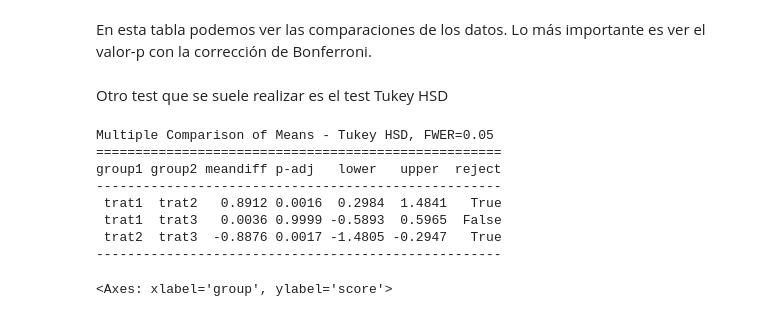
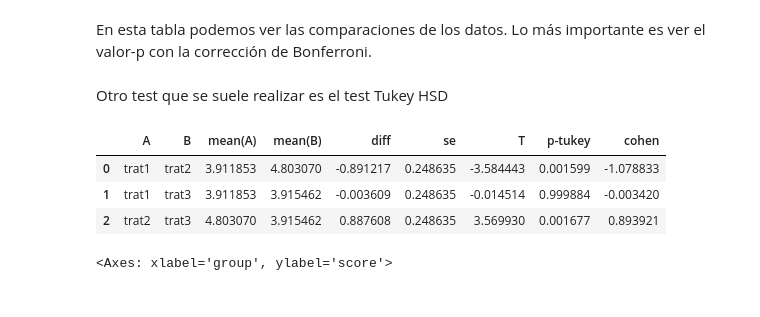
Before and after one commit to aarlandw/IIQ3402-Statistical-Design-Optimization-Multivariate-Analysis, a Jupyter notebook: Ayudantias/preAyudantia5_ANOVA.ipynb, the cells around one changed output. Cells and saved outputs as stored; diff of their text form; code cells hidden in the pictures.

```diff
--- a/Ayudantias/preAyudantia5_ANOVA.ipynb
+++ b/Ayudantias/preAyudantia5_ANOVA.ipynb
@@ -234,19 +247,16 @@ tt_test.result_frame
 En esta tabla podemos ver las comparaciones de los datos. Lo más importante es ver el valor-p con la corrección de Bonferroni.
 # %% [markdown]
 Otro test que se suele realizar es el test Tukey HSD
-# %%
-import statsmodels.api as sm
-res = sm.stats.multicomp.pairwise_tukeyhsd(factores['score'], factores['group'])
-print(res.summary())
-# %% [output]
-Multiple Comparison of Means - Tukey HSD, FWER=0.05
-====================================================
-group1 group2 meandiff p-adj   lower   upper  reject
-----------------------------------------------------
- trat1  trat2   0.8912 0.0016  0.2984  1.4841   True
- trat1  trat3   0.0036 0.9999 -0.5893  0.5965  False
- trat2  trat3  -0.8876 0.0017 -1.4805 -0.2947   True
-----------------------------------------------------
+# %%
+pg.pairwise_tukey(dv = 'score',
+                    between = 'group',
+                    data = df,
+                    effsize = 'cohen')
+# %% [output]
+|  | A | B | mean(A) | mean(B) | diff | se | T | p-tukey | cohen |
+| 0 | trat1 | trat2 | 3.911853 | 4.803070 | -0.891217 | 0.248635 | -3.584443 | 0.001599 | -1.078833 |
+| 1 | trat1 | trat3 | 3.911853 | 3.915462 | -0.003609 | 0.248635 | -0.014514 | 0.999884 | -0.003420 |
+| 2 | trat2 | trat3 | 4.803070 | 3.915462 | 0.887608 | 0.248635 | 3.569930 | 0.001677 | 0.893921 |
 # %%
 fig, ax = plt.subplots(dpi = 300, figsize = (5,5))
 sns.boxplot(x = 'group', y = 'score', hue = 'group', data = factores, ax = ax)
```
Also changed, not shown: parts of 6 cells of this notebook.
